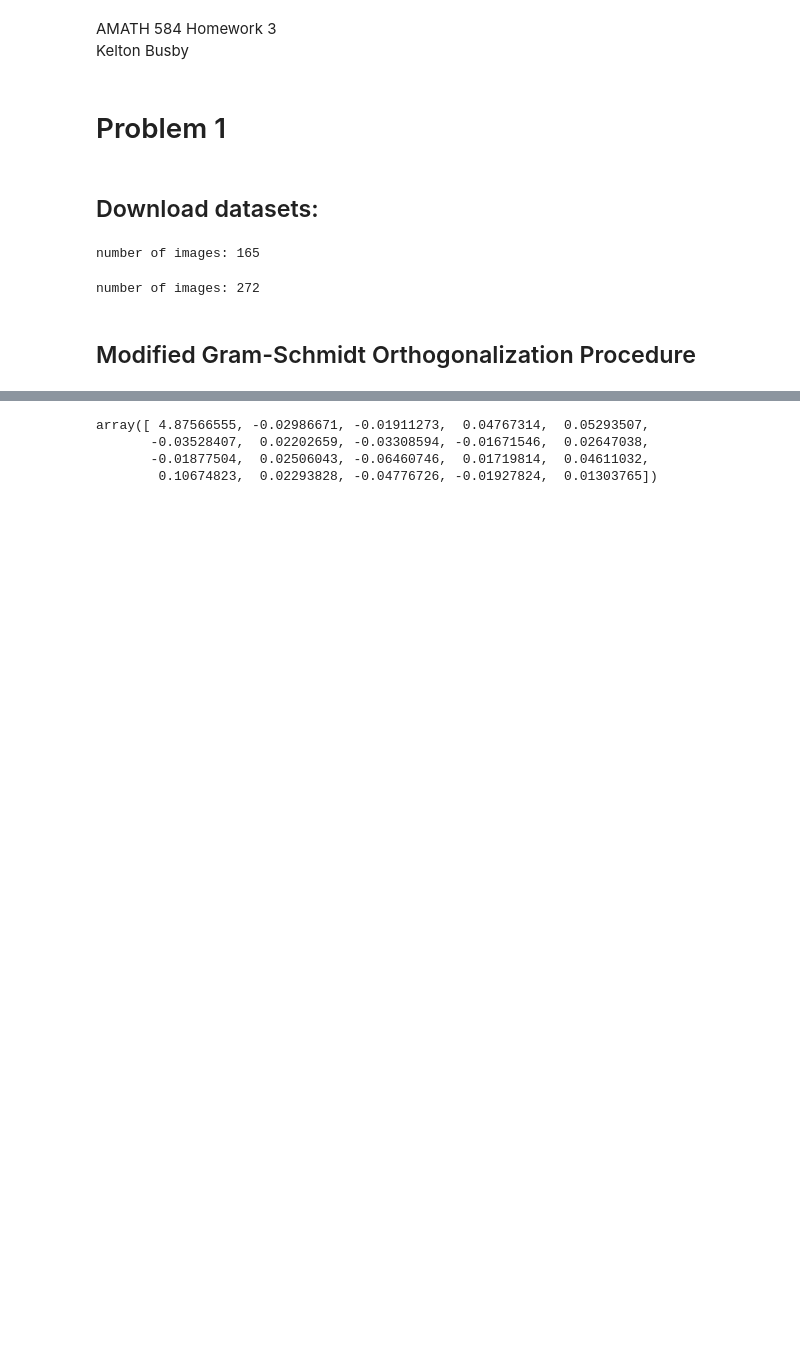
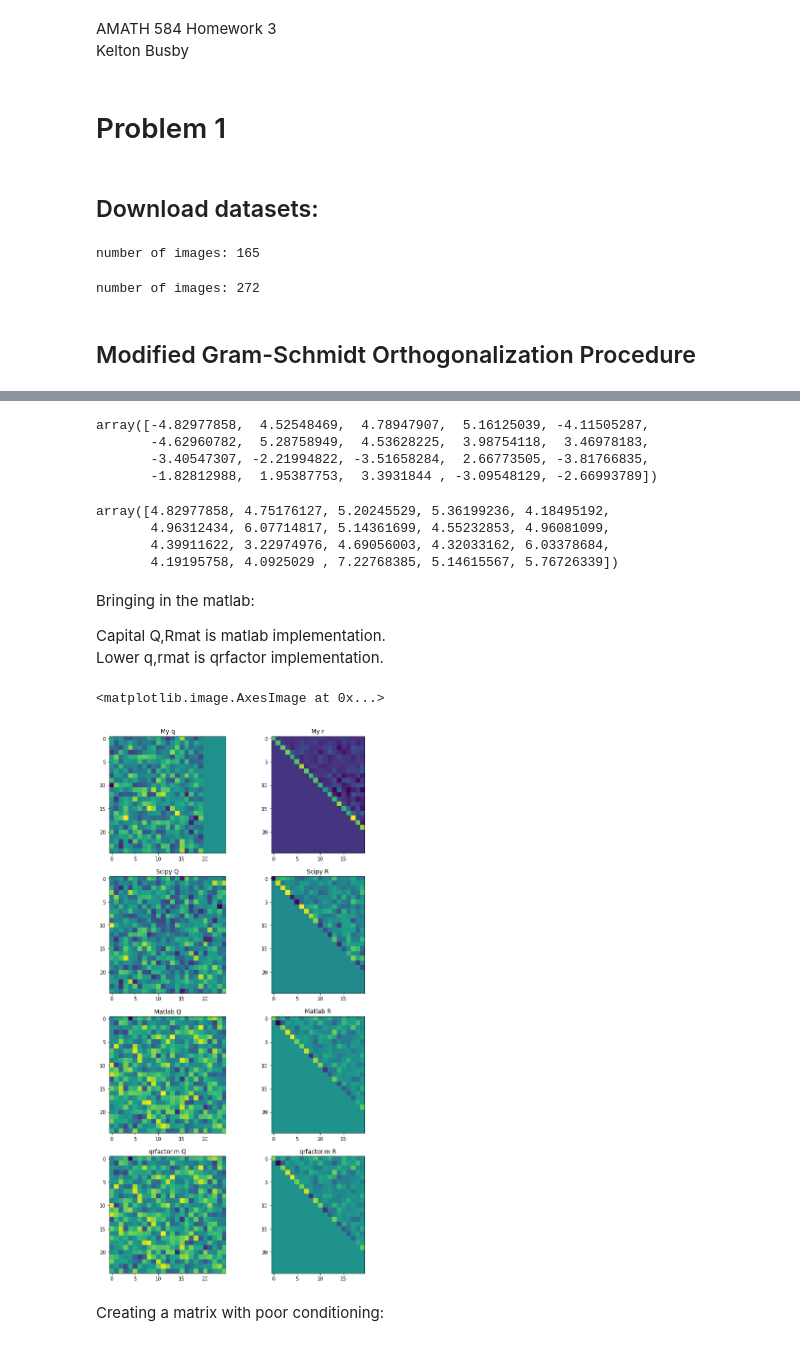
Before and after one commit to busbykt/AMATH584, a Jupyter notebook: Homework/hw3/hw3.ipynb, the cells around one changed output, grey strips where cells are left out. Saved outputs shown, nothing was run; the diff lists cells and outputs as text; code cells hidden in the pictures; blank space fills up the shorter version.

Commit message:
added matlab, problem 2

```diff
--- a/Homework/hw3/hw3.ipynb
+++ b/Homework/hw3/hw3.ipynb
@@ -101,7 +114,55 @@ array([-4.87566555,  1.26889654,  1.69498164, -1.56557684, -1.3433962 ,
-# %%
-r[0]
-# %% [output]
-array([ 4.87566555, -0.02986671, -0.01911273,  0.04767314,  0.05293507,
-       -0.03528407,  0.02202659, -0.03308594, -0.01671546,  0.02647038,
-       -0.01877504,  0.02506043, -0.06460746,  0.01719814,  0.04611032,
-        0.10674823,  0.02293828, -0.04776726, -0.01927824,  0.01303765])
+# %%
+np.diag(R)
+# %% [output]
+array([-4.82977858,  4.52548469,  4.78947907,  5.16125039, -4.11505287,
+       -4.62960782,  5.28758949,  4.53628225,  3.98754118,  3.46978183,
+       -3.40547307, -2.21994822, -3.51658284,  2.66773505, -3.81766835,
+       -1.82812988,  1.95387753,  3.3931844 , -3.09548129, -2.66993789])
+# %%
+np.diag(r)
+# %% [output]
+array([4.82977858, 4.75176127, 5.20245529, 5.36199236, 4.18495192,
+       4.96312434, 6.07714817, 5.14361699, 4.55232853, 4.96081099,
+       4.39911622, 3.22974976, 4.69056003, 4.32033162, 6.03378684,
+       4.19195758, 4.0925029 , 7.22768385, 5.14615567, 5.76726339])
+# %% [markdown]
+Bringing in the matlab:
+
+Capital Q,Rmat is matlab implementation.
+Lower q,rmat is qrfactor implementation.
+# %%
+Qmat = np.array(pd.read_csv('Qmat.txt', header=None))
+Rmat = np.array(pd.read_csv('Rmat.txt', header=None))
+qmat = np.array(pd.read_csv('qfactor.txt', header=None))
+rmat = np.array(pd.read_csv('rfactor.txt', header=None))
+# %%
+plt.figure(figsize=[10,20])
+plt.subplot(4,2,1)
+plt.title('My q')
+plt.imshow(q)
+plt.subplot(4,2,2)
+plt.title('My r')
+plt.imshow(r)
+plt.subplot(4,2,3)
+plt.title('Scipy Q')
+plt.imshow(Q)
+plt.subplot(4,2,4)
+plt.title('Scipy R')
+plt.imshow(R)
+plt.subplot(4,2,5)
+plt.title('Matlab Q')
+plt.imshow(Qmat)
+plt.subplot(4,2,6)
+plt.title('Matlab R')
+plt.imshow(Rmat)
+plt.subplot(4,2,7)
+plt.title('qrfactor.m Q')
+plt.imshow(qmat)
+plt.subplot(4,2,8)
+plt.title('qrfactor.m R')
+plt.imshow(rmat)
+# %% [output]
+<matplotlib.image.AxesImage at 0x...>
+[figure, added]
+# %% [markdown]
+Creating a matrix with poor conditioning:
```
Also changed, not shown: parts of 26 cells of this notebook, 9 other files.
